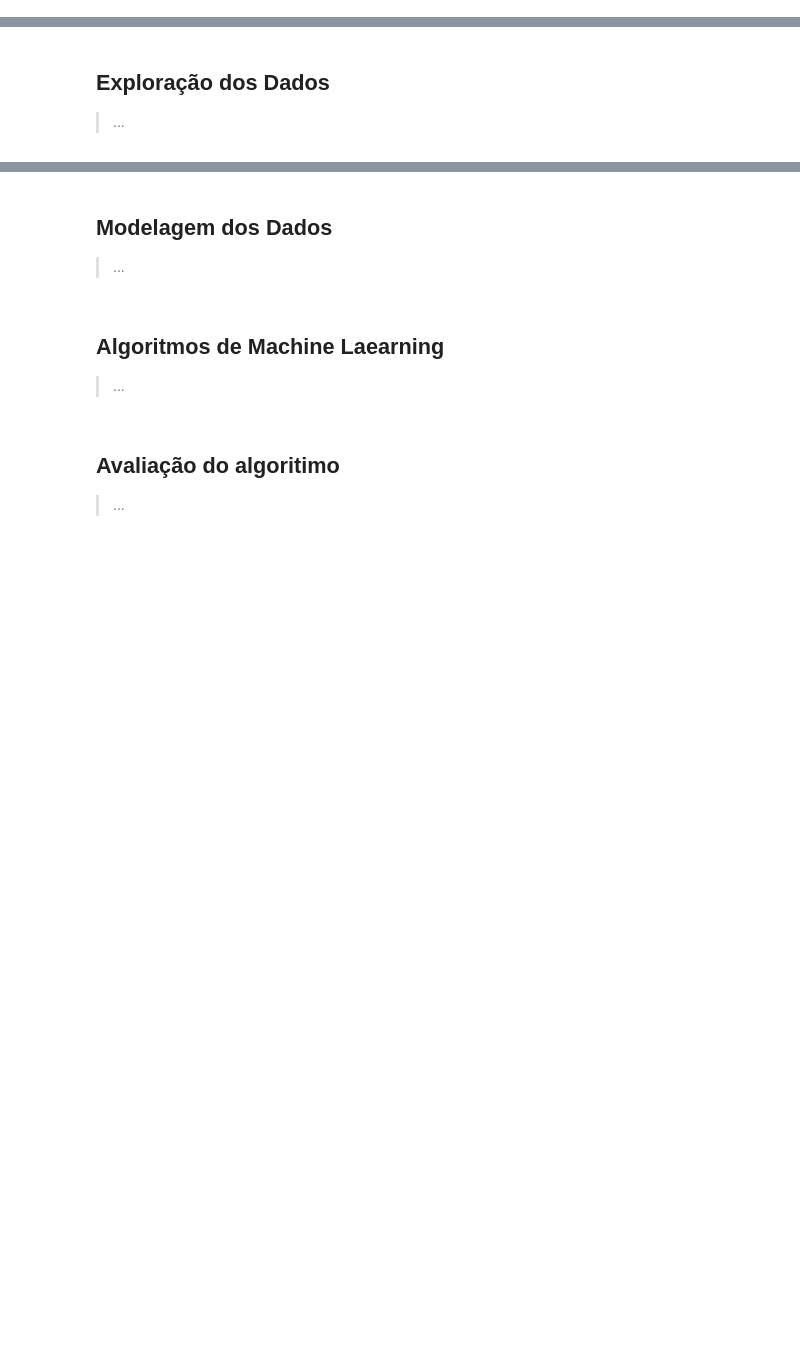
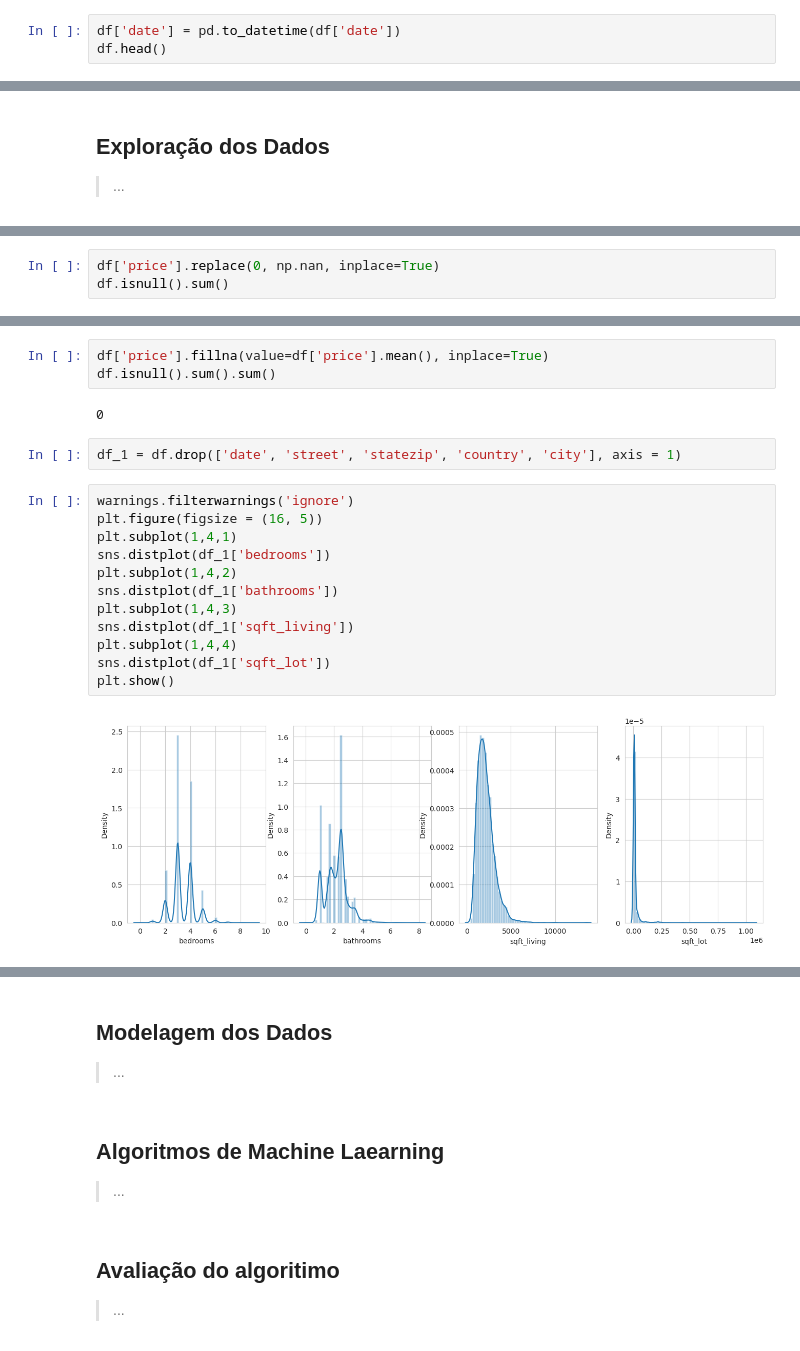
Before and after one commit to michellssgui22/PROJETOS_ESTUDO_DATASCIENCE, a Jupyter notebook: Previsão do preço da casa/previsão_do_preço_da_casa.ipynb, the cells around one changed output, grey strips where cells are left out. Saved outputs shown, nothing was run; the diff lists cells and outputs as text; blank space fills up the shorter version.

```diff
--- a/Previsão do preço da casa/previsão_do_preço_da_casa.ipynb
+++ b/Previsão do preço da casa/previsão_do_preço_da_casa.ipynb
@@ -33,3 +124,6 @@ df.head()
 # %% [markdown]
 ## Limpeza dos Dados
 > ...
+# %%
+df['date'] = pd.to_datetime(df['date'])
+df.head()
@@ -38,0 +250,3 @@ df.head()
+# %%
+df['price'].replace(0, np.nan, inplace=True)
+df.isnull().sum()
@@ -38,0 +273,21 @@ df.head()
+# %%
+df['price'].fillna(value=df['price'].mean(), inplace=True)
+df.isnull().sum().sum()
+# %% [output]
+0
+# %%
+df_1 = df.drop(['date', 'street', 'statezip', 'country', 'city'], axis = 1)
+# %%
+warnings.filterwarnings('ignore')
+plt.figure(figsize = (16, 5))
+plt.subplot(1,4,1)
+sns.distplot(df_1['bedrooms'])
+plt.subplot(1,4,2)
+sns.distplot(df_1['bathrooms'])
+plt.subplot(1,4,3)
+sns.distplot(df_1['sqft_living'])
+plt.subplot(1,4,4)
+sns.distplot(df_1['sqft_lot'])
+plt.show()
+# %% [output]
+[figure, added]
```
Also changed, not shown: parts of 27 cells of this notebook, 4 other files.
